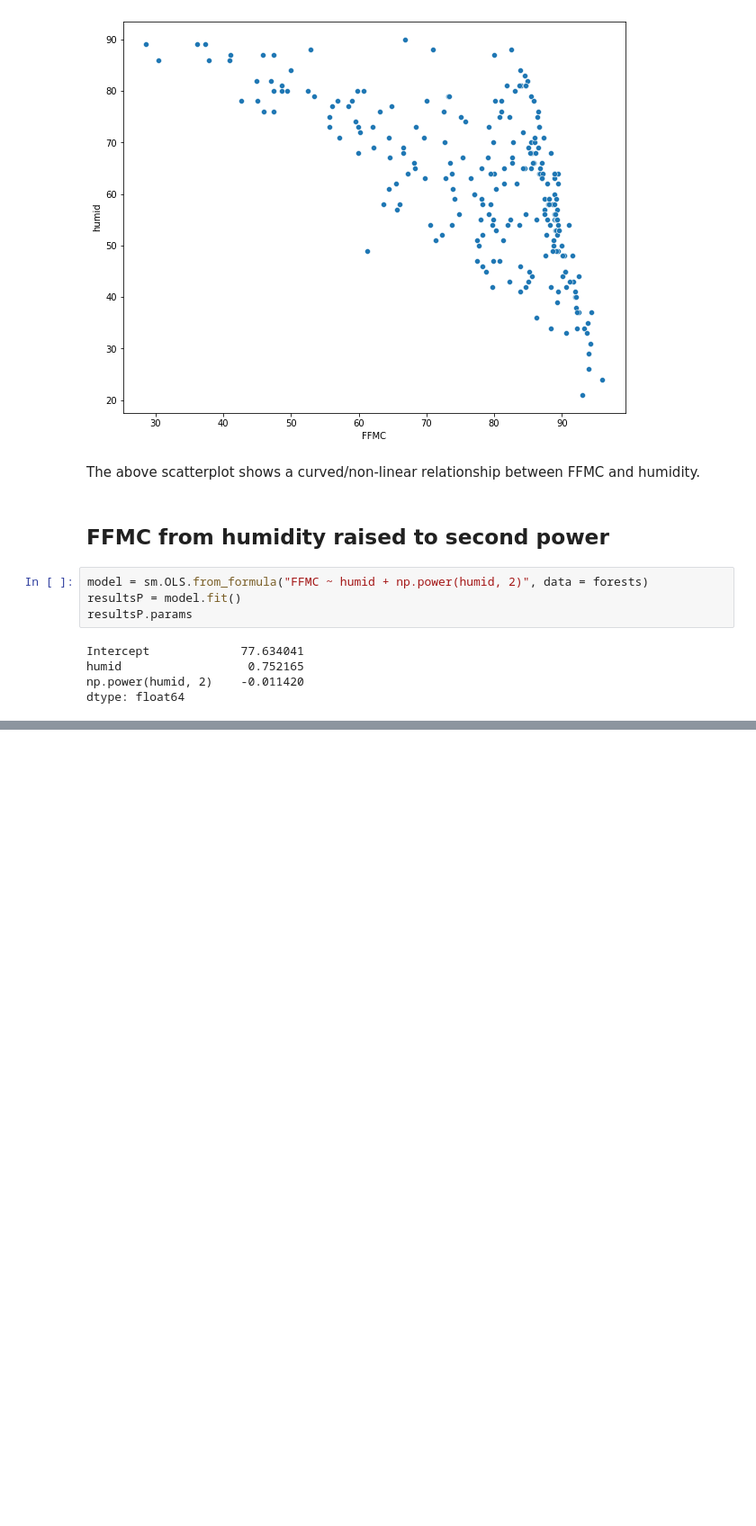
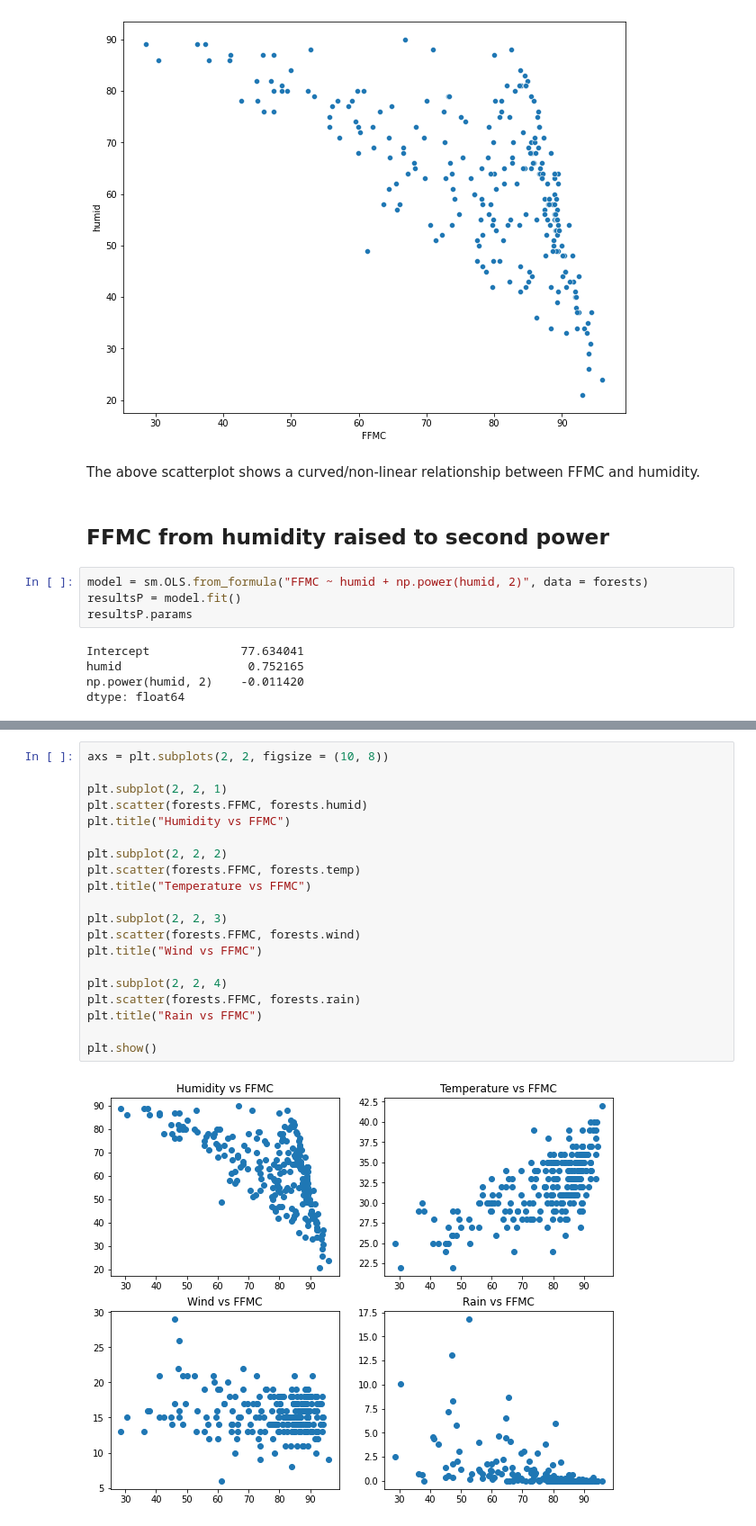
Before and after one commit to QuantumDilemma/Algerian-Forest-Fires, a Jupyter notebook: Multiple Linear Regression - Algerian Forest Fires.ipynb, the cells around one changed output, grey strips where cells are left out. Shown at 90% size. Drawn from its saved outputs; the diff is of its cells as text; blank space fills up the shorter version.

```diff
--- a/Multiple Linear Regression - Algerian Forest Fires.ipynb
+++ b/Multiple Linear Regression - Algerian Forest Fires.ipynb
@@ -195,0 +210,22 @@ print(ffmc_60, ffmc_70)
+# %%
+axs = plt.subplots(2, 2, figsize = (10, 8))
+
+plt.subplot(2, 2, 1)
+plt.scatter(forests.FFMC, forests.humid)
+plt.title("Humidity vs FFMC")
+
+plt.subplot(2, 2, 2)
+plt.scatter(forests.FFMC, forests.temp)
+plt.title("Temperature vs FFMC")
+
+plt.subplot(2, 2, 3)
+plt.scatter(forests.FFMC, forests.wind)
+plt.title("Wind vs FFMC")
+
+plt.subplot(2, 2, 4)
+plt.scatter(forests.FFMC, forests.rain)
+plt.title("Rain vs FFMC")
+
+plt.show()
+# %% [output]
+[figure, added]
```
Also changed, not shown: parts of 6 cells of this notebook.
